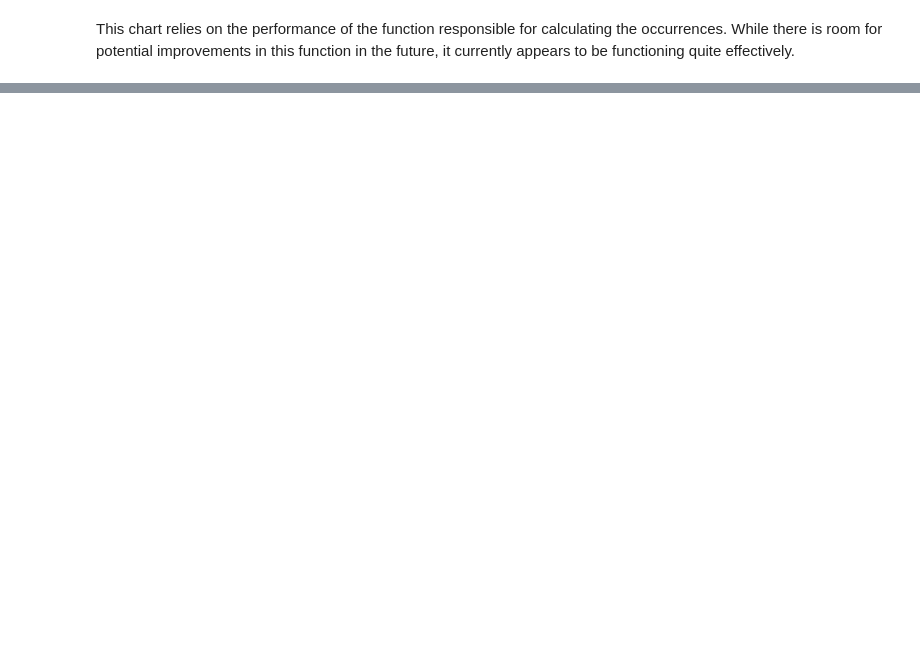
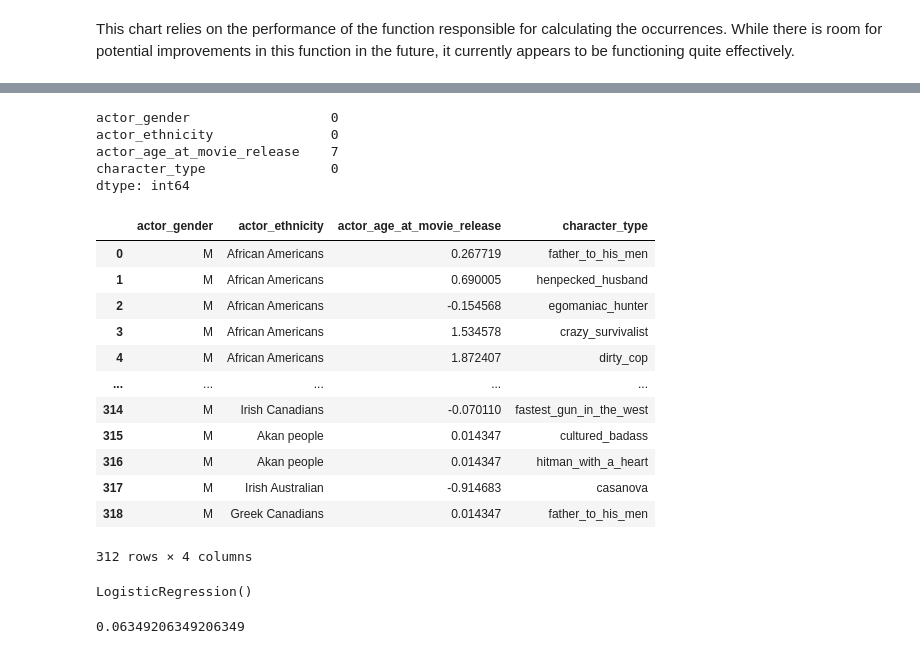
Before and after one commit to epfl-ada/ada-2023-project-analytixxperts2023, a Jupyter notebook: milestoneP2.ipynb, the cells around one changed output, grey strips where cells are left out. Drawn from its saved outputs; the diff is of its cells as text; code cells hidden in the pictures; blank space fills up the shorter version.

Commit message:
first diversity expl

```diff
--- a/milestoneP2.ipynb
+++ b/milestoneP2.ipynb
@@ -708,0 +727,38 @@ This chart relies on the performance of the function responsible for calculating
+# %%
+mce = movie_char_eth[['character_actor_freebase_map_id','character_name',
+                      'actor_name','actor_gender','actor_age_at_movie_release','actor_ethnicity']].copy()
+tvt = tvtropes_df[['character_actor_freebase_map_id','character_type']].copy()
+# %%
+char_diversity_attributes  = pd.merge(left = mce,
+         right=tvt,
+         left_on="character_actor_freebase_map_id",
+         right_on='character_actor_freebase_map_id',
+         how='inner')[['actor_gender','actor_ethnicity','actor_age_at_movie_release','character_type']].copy()
+# %%
+char_diversity_attributes.isna().sum()
+# %% [output]
+actor_gender                  0
+actor_ethnicity               0
+actor_age_at_movie_release    7
+character_type                0
+dtype: int64
+# %%
+dataset = char_diversity_attributes.copy().dropna()
+# %%
+dataset['actor_age_at_movie_release'] = (dataset['actor_age_at_movie_release']-dataset['actor_age_at_movie_release'].mean())/dataset['actor_age_at_movie_release'].std()
+# %%
+dataset
+# %% [output]
+|  | actor_gender | actor_ethnicity | actor_age_at_movie_release | character_type |
+| 0 | M | African Americans | 0.267719 | father_to_his_men |
+| 1 | M | African Americans | 0.690005 | henpecked_husband |
+| 2 | M | African Americans | -0.154568 | egomaniac_hunter |
+| 3 | M | African Americans | 1.534578 | crazy_survivalist |
+| 4 | M | African Americans | 1.872407 | dirty_cop |
+| ... | ... | ... | ... | ... |
+| 314 | M | Irish Canadians | -0.070110 | fastest_gun_in_the_west |
+| 315 | M | Akan people | 0.014347 | cultured_badass |
+| 316 | M | Akan people | 0.014347 | hitman_with_a_heart |
+| 317 | M | Irish Australian | -0.914683 | casanova |
+| 318 | M | Greek Canadians | 0.014347 | father_to_his_men |
+312 rows × 4 columns
@@ -708,0 +777,4 @@ This chart relies on the performance of the function responsible for calculating
+# %%
+logistic.fit(X=X_train,y=np.array(y_train).ravel())
+# %% [output]
+LogisticRegression()
@@ -708,0 +783,4 @@ This chart relies on the performance of the function responsible for calculating
+# %%
+accuracy_score(y_true=y_test,y_pred=y_pred)
+# %% [output]
+0.06349206349206349
```
Also changed, not shown: parts of 29 cells of this notebook.
